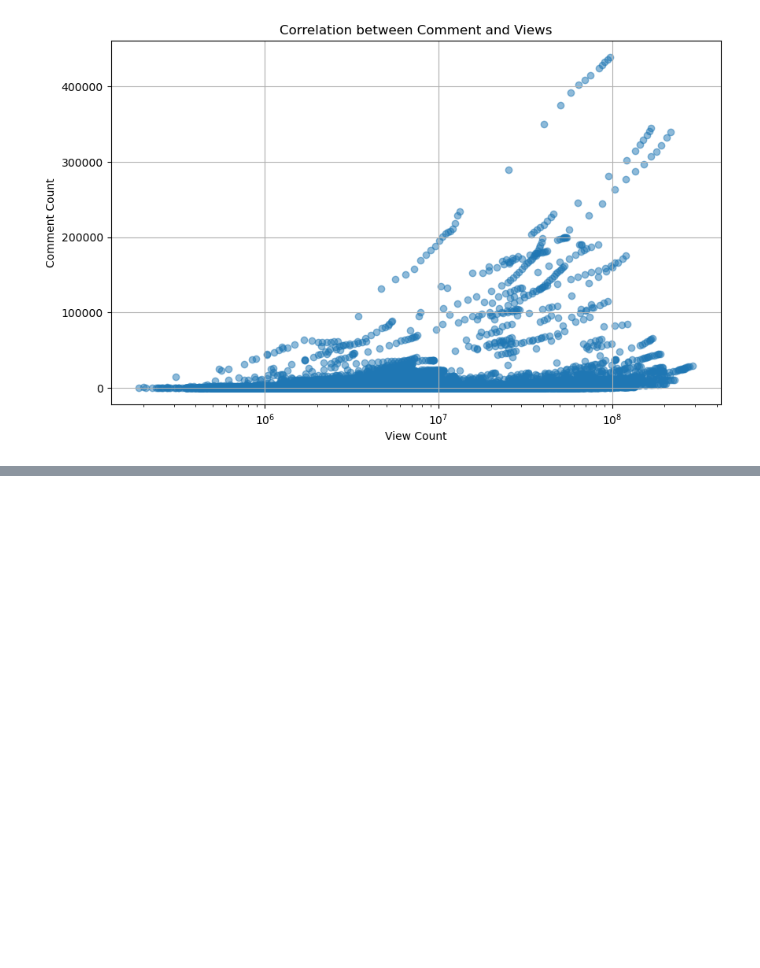
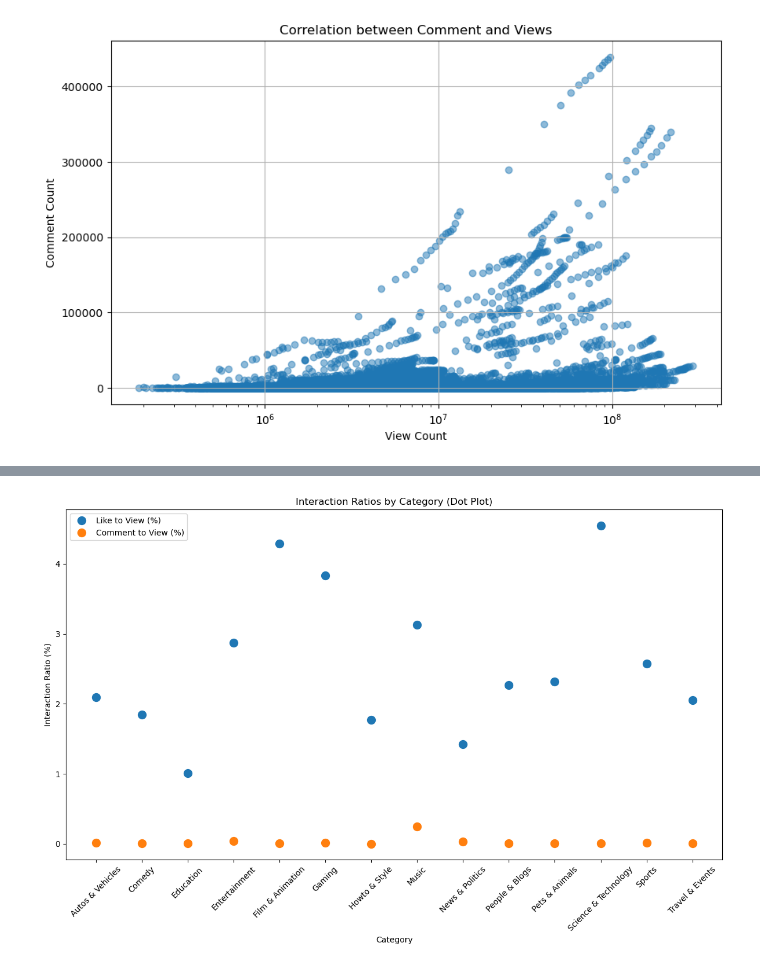
Before and after one commit to sleepifoxx/BTL-Data-Processing, a Jupyter notebook: DataProcessing.ipynb, the cells around one changed output, grey strips where cells are left out. Saved outputs shown, nothing was run; the diff lists cells and outputs as text; code cells hidden in the pictures; blank space fills up the shorter version.

```diff
--- a/DataProcessing.ipynb
+++ b/DataProcessing.ipynb
@@ -439,0 +492,24 @@ plt.show()
+# %%
+# Create a dot plot for like_to_view and comment_to_view ratios by category
+fig, ax = plt.subplots(figsize=(12, 8))
+
+# Plot like to view ratio
+ax.plot(avg_views_likes_comments['category'], avg_views_likes_comments['like_to_view'], 'o', label='Like to View (%)', markersize=10)
+
+# Plot comment to view ratio
+ax.plot(avg_views_likes_comments['category'], avg_views_likes_comments['comment_to_view'], 'o', label='Comment to View (%)', markersize=10)
+
+# Add labels and title
+ax.set_xlabel('Category')
+ax.set_ylabel('Interaction Ratio (%)')
+ax.set_title('Interaction Ratios by Category (Dot Plot)')
+ax.legend()
+
+# Rotate x-axis labels for better readability
+plt.xticks(rotation=45)
+
+# Show the plot
+plt.tight_layout()
+plt.show()
+# %% [output]
+[figure, added]
```
Also changed, not shown: parts of 2 cells of this notebook, 4 other files.
